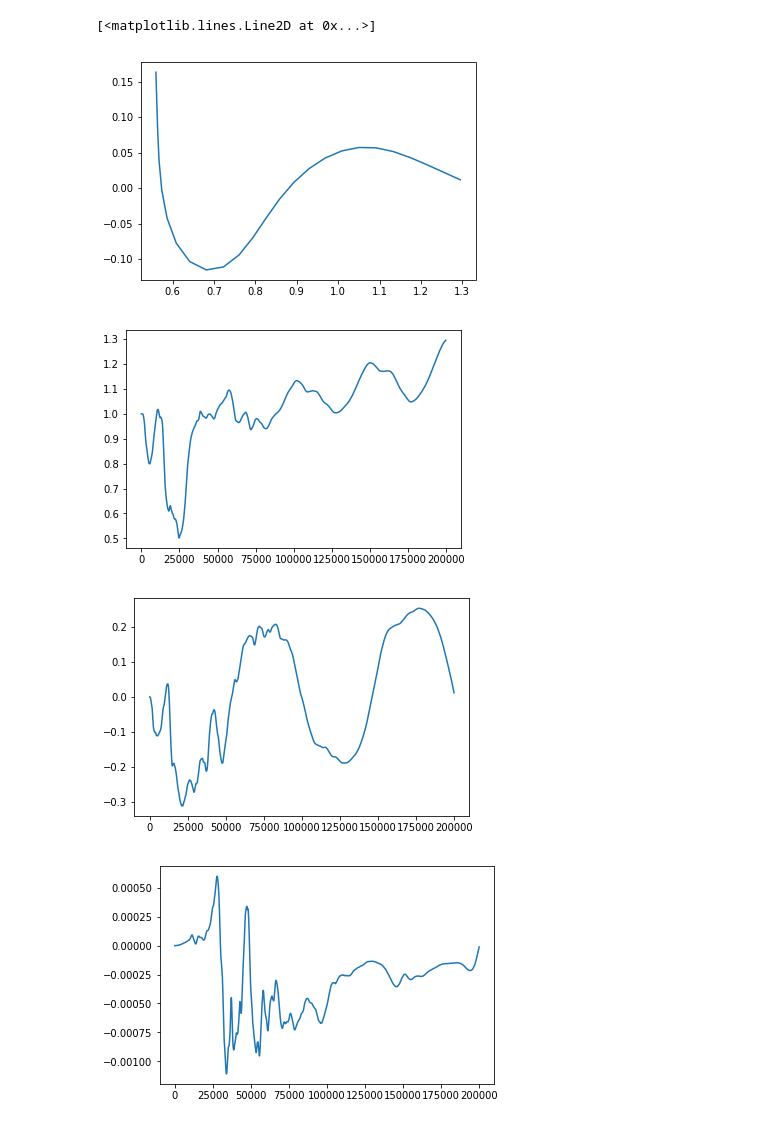
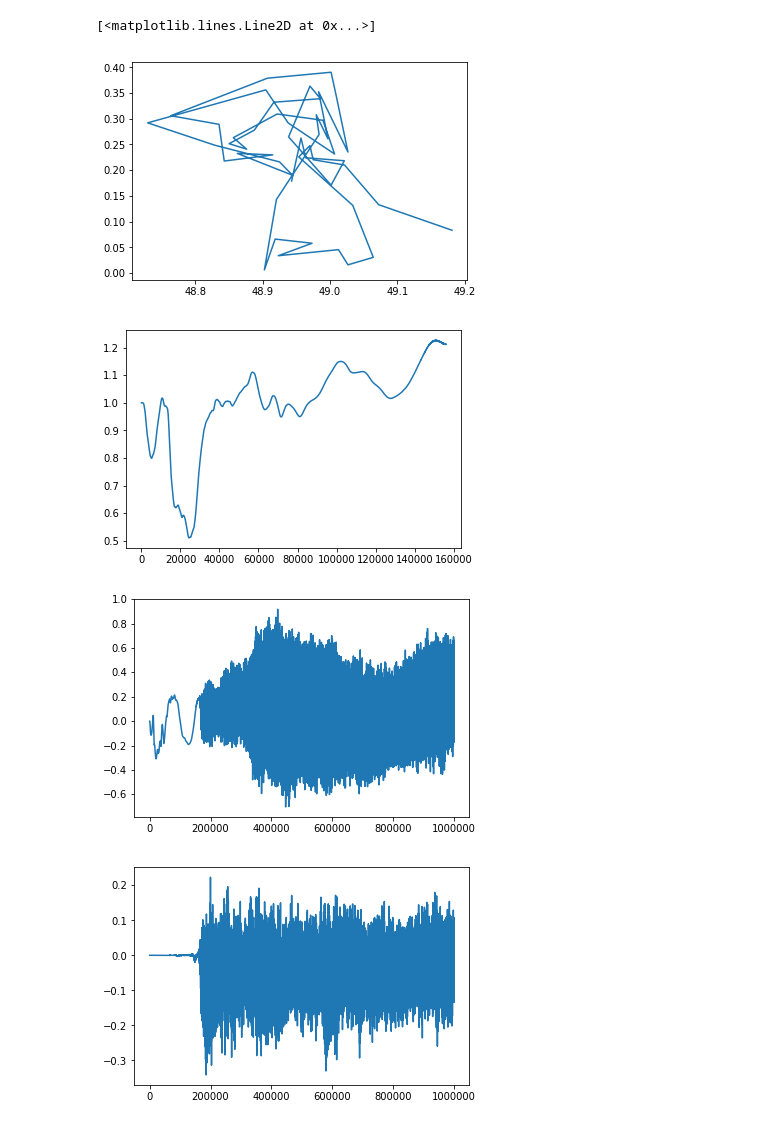
Before and after one commit to zbear0808/Cosserat-snek, a Jupyter notebook: Cosserat Snek.ipynb, the cells around one changed output. Saved outputs shown, nothing was run; the diff lists cells and outputs as text; code cells hidden in the pictures.

```diff
--- a/Cosserat Snek.ipynb
+++ b/Cosserat Snek.ipynb
@@ -228,7 +229,7 @@ g = 9.81
 
 
 T = 5*10**3        #simulation time (s)
-n = 25            #number of discrete pts
+n = 50            #number of discrete pts
 gamma = 5       #dissipation const (kg/(m*s))
 dt = 10**(-5)    #time step (s)
 #e = 1             #stretch factor
@@ -328,7 +329,7 @@ QtcrossSsig = np.zeros((n-1,3))
 #fixedMidpt = np.copy(r[n//2])
 
 #Time March
-steps = 200000
+steps = 1000000
 for step in range(steps):
     #First Half Position Update
     #print('Step: ')
@@ -411,23 +412,27 @@ for step in range(steps):
     posit.append(r[n-1][0])
     positY.append(r[n-1][1])
     positZ.append(r[n-1][2])
+
+    if step%1000 == 0:
+        frame = step//1000
+        dump_snake_to_povray(frame,r,RADIUS, "./data/")
 # %%
 x = []
 z = []
 for pos in r:
     x.append(pos[0])
     z.append(pos[1])
 plt.figure()
 plt.plot(x,z)
 plt.figure()
-plt.plot(posit)
+plt.plot(posit[:156000])
 plt.figure()
 plt.plot(positY)
 plt.figure()
 plt.plot(positZ)
 # %% [output]
 [<matplotlib.lines.Line2D at 0x...>]
-[figure, old version]
+[figure, new version]
-[figure, old version]
+[figure, new version]
-[figure, old version]
+[figure, new version]
-[figure, old version]
+[figure, new version]
```
Also changed, not shown: parts of 1 cell of this notebook.
